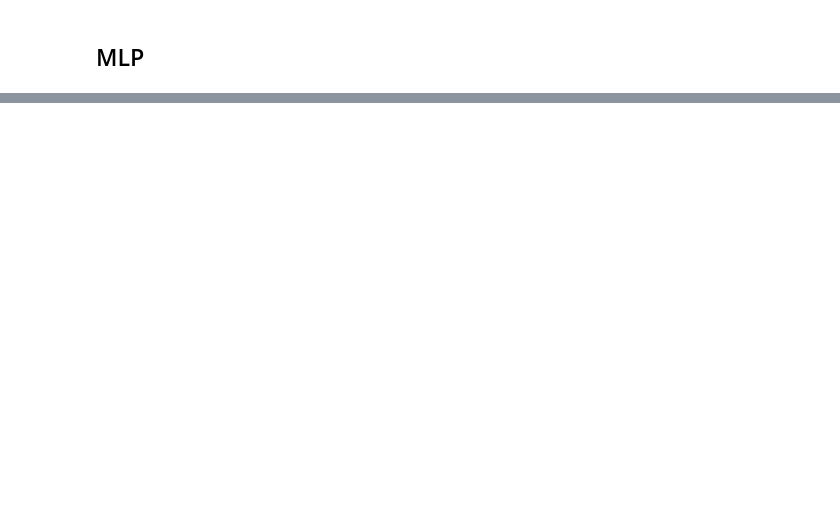
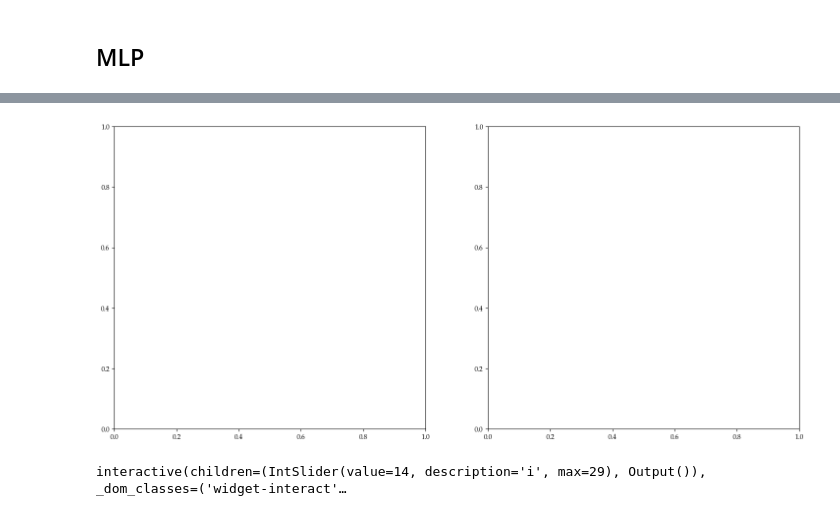
Before and after one commit to christian-gordon14/AA598-aut24, a Jupyter notebook: homework/hw2_starter_code_sqp.ipynb, the cells around one changed output, grey strips where cells are left out. Saved outputs shown, nothing was run; the diff lists cells and outputs as text; code cells hidden in the pictures; blank space fills up the shorter version.

```diff
--- a/homework/hw2_starter_code_sqp.ipynb
+++ b/homework/hw2_starter_code_sqp.ipynb
@@ -230,2 +272,22 @@ print(velocityHuman)
 # %% [markdown]
 ## MLP
+# %%
+# feel free to poke around the data
+train_data = hw1_helper.TrajectoryData("singleTrainData")
+test_data = hw1_helper.TrajectoryData("singleTestData")
+# train_data = hw1_helper.TrajectoryData("data/hw1/wave_data_train")
+# test_data = hw1_helper.TrajectoryData("data/hw1/wave_data_test")
+
+# Without using the class
+# train_data = torch.tensor(list(train_data['xPosition']))
+# test_data = torch.tensor(list(test_data['xPosition']))
+history_length = 10 # Number of backward steps considered to train
+future_length = 5 # Number of forward considered to train
+input_size = 1
+output_size = 1
+# print(test_data)
+# print(train_data)
+# print("Train set has %i examples"%len(trainXPosition))
+# print("Test set has %i examples"%len(testXPosition))
+# print("Train set has %i examples"%len(train_data))
+# print("Test set has %i examples"%len(test_data))
@@ -276,0 +365,25 @@ interact(hw1_helper.plot_data_regression, history=widgets.fixed(history), future
+# %%
+# plotting
+@interact(i=(0,num_time_steps-1))
+def plot(i):
+    fig, axs = plt.subplots(1,2, figsize=(18,8))
+    ax = axs[0]
+    robot_position = train_data[i]
+    circle1 = plt.Circle(robot_position, radius / 2, color='C0', alpha=0.4)
+    ax.add_patch(circle1)
+    ax.add_patch(circle2)
+    # ax.plot(human_samples[i,:,:,0].T, human_samples[i,:,:,1].T, "o-", alpha=0.1, markersize=2, color='C1')
+    ax.plot(train_data[0], train_data[1], "o-", markersize=3, color='C0')
+    ax.plot(train_data[i][0], train_data[i][1], "o-", markersize=3, color='C2', label="planned")
+    ax.scatter(train_data[i:i+1], train_data[i:i+1], s=30,  color='C0', label="Robot")
+    ax.grid()
+    ax.legend()
+
+    ax.set_xlim([-4,4])
+    ax.set_ylim([-3, 2])
+    ax.axis("equal")
+
+    ax.set_title("heading=%.2f velocity=%.2f"%(robot_trajectory[i,2], robot_trajectory[i,3]))
+# %% [output]
+[figure, added]
+interactive(children=(IntSlider(value=14, description='i', max=29), Output()), _dom_classes=('widget-interact'…
```
Also changed, not shown: parts of 9 cells of this notebook, 3 other files.
